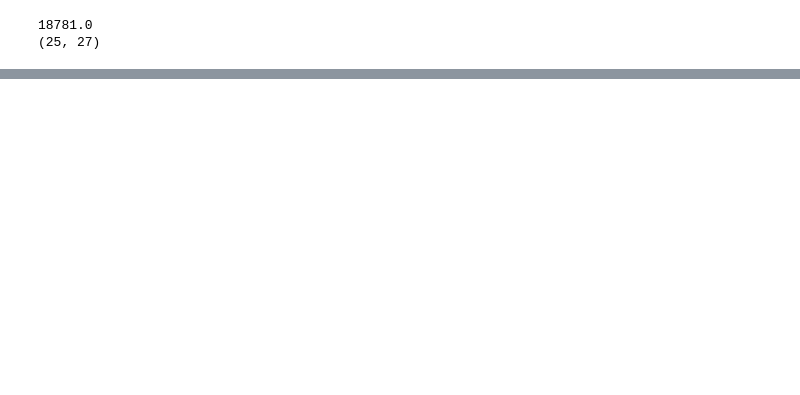
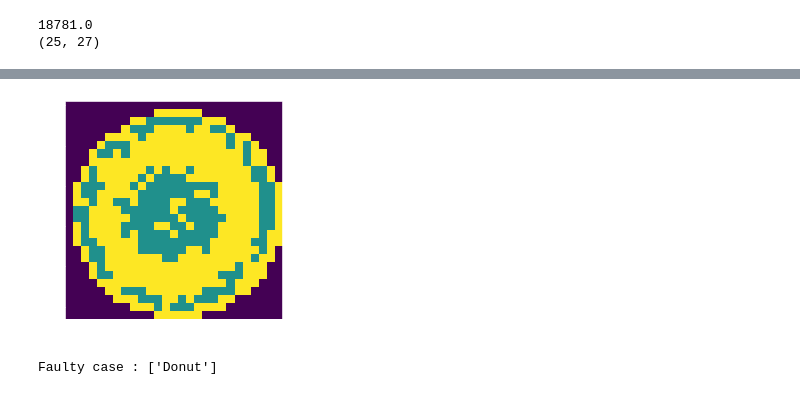
Before and after one commit to JeongSeo74/DeepLearning-CS230, a Jupyter notebook: Wafer Map Classification_modify.ipynb, the cells around one changed output, grey strips where cells are left out. Saved outputs shown, nothing was run; the diff lists cells and outputs as text; code cells hidden in the pictures; blank space fills up the shorter version.

```diff
--- a/Wafer Map Classification_modify.ipynb
+++ b/Wafer Map Classification_modify.ipynb
@@ -146,7 +220,4 @@ print('Faulty case : {} '.format(y[0]))
 Faulty case : ['Edge-Loc']
-# %%
-#add channel
-x = x.reshape((-1, 25, 27, 1))
 # %%
 faulty_case = np.unique(y)
 print('Faulty case list : {}'.format(faulty_case))
@@ -167,0 +240,2 @@ none : 15881
+# %%
+Donut_idx = np.where(y=='Donut')[0][0]
@@ -167,0 +248,10 @@ none : 15881
+# %%
+# plot Donut fault data
+plt.imshow(x[Donut_idx])
+plt.show()
+
+# check faulty case
+print('Faulty case : {} '.format(y[Donut_idx]))
+# %% [output]
+[figure, added]
+Faulty case : ['Donut']
```
Also changed, not shown: parts of 47 cells of this notebook.
